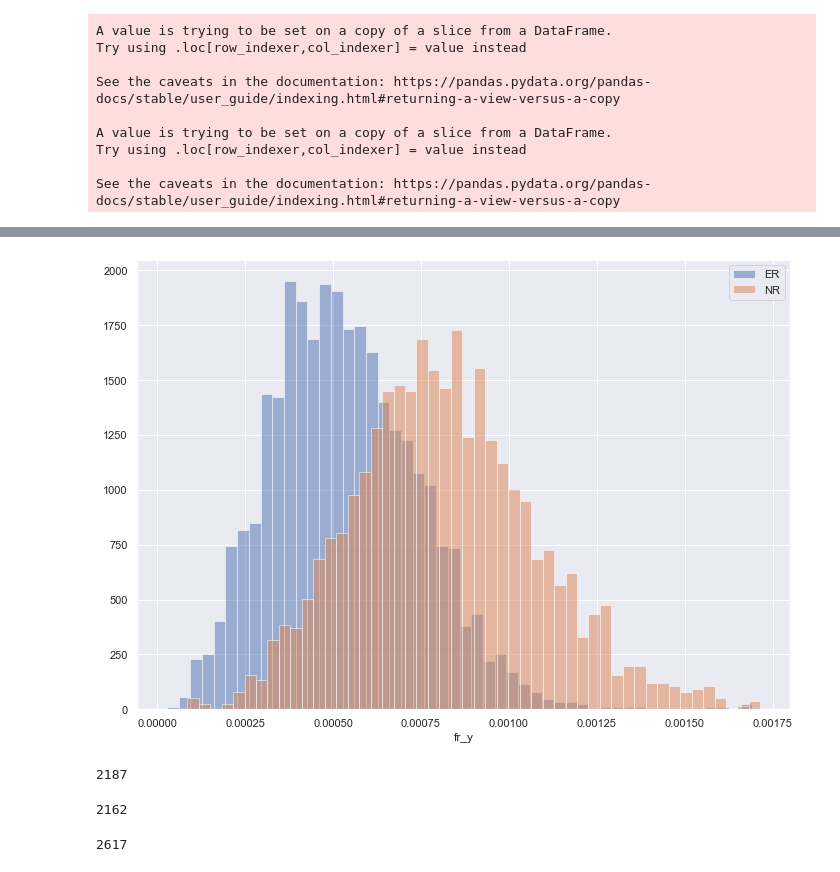
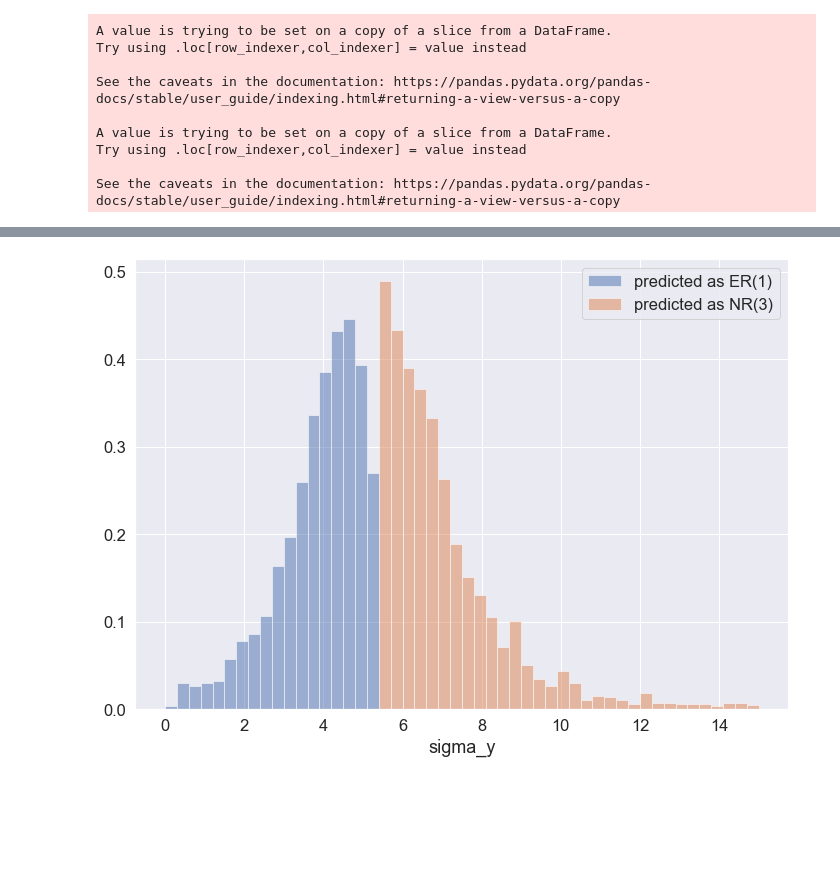
Before and after one commit to depot-hep/idao-2021, a Jupyter notebook: track1_solution/archive/sPlot.ipynb, the cells around one changed output, grey strips where cells are left out. Saved outputs shown, nothing was run; the diff lists cells and outputs as text; code cells hidden in the pictures; blank space fills up the shorter version.

Commit message:
upd sPlot notebook

```diff
--- a/track1_solution/archive/sPlot.ipynb
+++ b/track1_solution/archive/sPlot.ipynb
@@ -164,0 +173,6 @@ plt.show()
+# %%
+nll = UnbinnedNLL(E_regr_LOW, model)
+m = Minuit(nll, mu_1=2.8, mu_2=3.2, sigma_1=0.5, sigma_2=0.5, fr=0.5)  # starting values for α and β
+m.fixed['fr'] = True
+m.migrad()
+m.hesse()
@@ -164,0 +186,4 @@ plt.show()
+# %%
+x = np.linspace(LOW_left, LOW_right)
+fit_results = dict(m.values)
+assert fit_results['mu_1'] < fit_results['mu_2']
@@ -165,3 +199,4 @@ plt.show()
 # %%
-probs_LOW = pd.DataFrame(dict(sig=norm.pdf(df_private_LOW.sig_count_y, loc=E_expected_ER_LOW, scale=sigma_ER_LOW), bck=norm.pdf(df_private_LOW.sig_count_y, loc=E_expected_NR_LOW, scale=sigma_NR_LOW)))
+probs_LOW = pd.DataFrame(dict(sig=norm.pdf(E_regr_LOW, loc=fit_results['mu_1'], scale=fit_results['sigma_1']),
+                              bck=norm.pdf(E_regr_LOW, loc=fit_results['mu_2'], scale=fit_results['sigma_2'])))
 probs_LOW = probs_LOW.div(probs_LOW.sum(axis=1), axis=0)
@@ -219,13 +247,13 @@ LOW_vars = [
 #     'chi2_pvalue_x', 'chi2_pvalue_y',
 #                'chi2_x', 'chi2_y',
 #               'dfr',
-#               'dmu', 'dsigma',
+#               'dmu', #'dsigma',
 #               'fr_error_x', 'fr_error_y',
 #               'fr_x', 'fr_y',
-              'sigma_x',
+#               'sigma_x',
               'sigma_y',
-#               'sigma_error_x', 'sigma_error_y',
-              'mu_x', 'mu_y',
+# #               'sigma_error_x', 'sigma_error_y',
+#               'mu_x', 'mu_y',
 #               'mu_error_x', 'mu_error_y',
 #               'n_excess_bins_x', 'n_excess_bins_y',
 #                'nfcn_total_x', 'nfcn_total_y',
@@ -234,7 +262,6 @@ LOW_vars = [
 #                'sig_count_y',
 #               'sig_density_x', 'sig_density_y',
 #         'abs_dmu_x', 'abs_dmu_y',
-#                'dsig_count'
 ]
 # %%
 df_sig = df_private_LOW[LOW_vars]
@@ -299,10 +326,10 @@ df_sig.shape
 # %%
-var = 'fr_y'
+var = 'sigma_y'
 len_private = df_private_LOW.shape[0]
-plt.hist(df_private_LOW[sPred[:len_private] == 1][var], bins=50, alpha=0.5,  density=True, label='ER')
-plt.hist(df_private_LOW[sPred[:len_private] == 0][var], bins=50, alpha=0.5,  density=True, label='NR')
+plt.hist(df_private_LOW[sPred[:len_private] == 1][var], bins=50, alpha=0.5, range=(0, 15), density=True, label='predicted as ER(1)')
+plt.hist(df_private_LOW[sPred[:len_private] == 0][var], bins=50, alpha=0.5, range=(0, 15), density=True, label='predicted as NR(3)')
 plt.legend()
 plt.xlabel(var)
 plt.show()
 # %% [output]
-[figure, old version]
+[figure, new version]
@@ -314,12 +335,0 @@ submission = pd.read_csv('pipeline_Oleg.csv', index_col='id')
-# %%
-len(submission.query('classification_predictions * regression_predictions == 1'))
-# %% [output]
-2187
-# %%
-len(submission.loc[sER_image_names].query('classification_predictions * regression_predictions == 1'))
-# %% [output]
-2162
-# %%
-len(sER_image_names)
-# %% [output]
-2617
```
Also changed, not shown: parts of 60 cells of this notebook.
